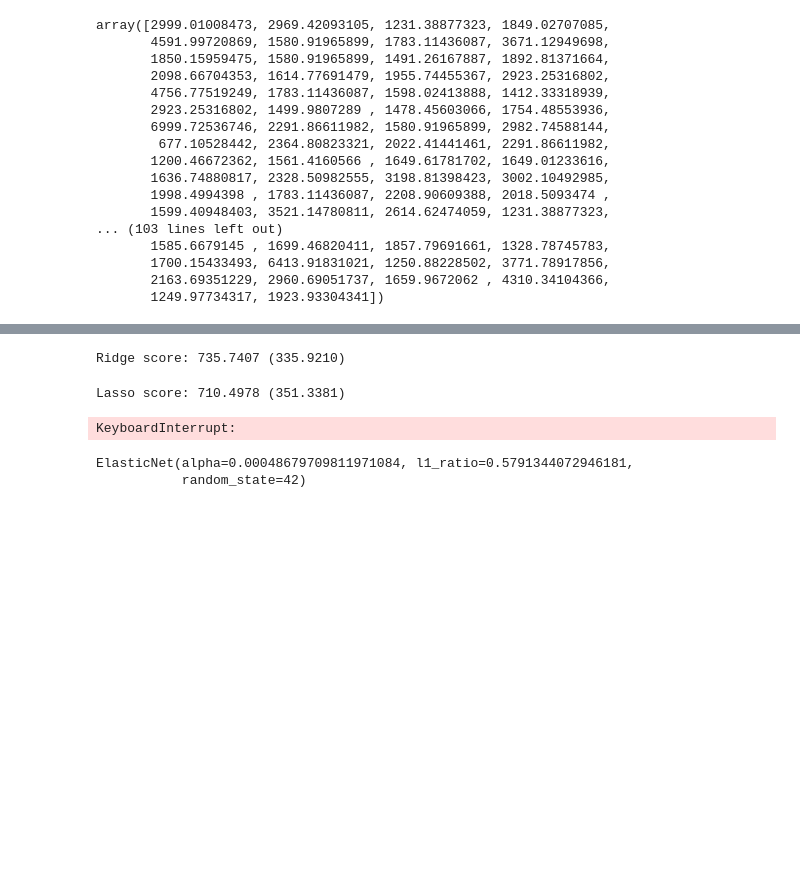
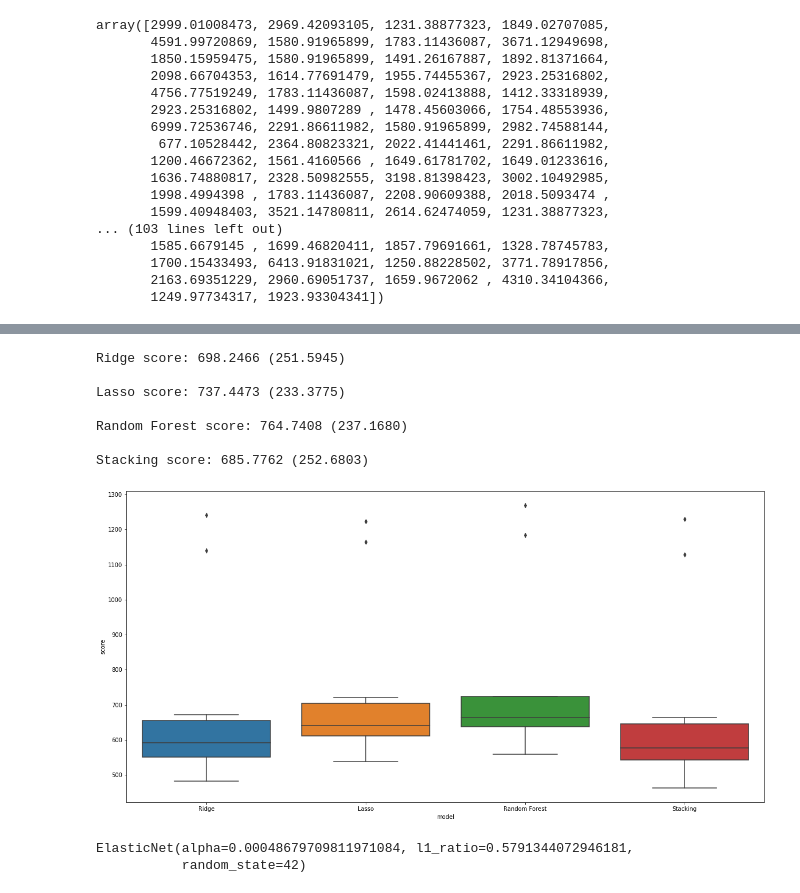
Before and after one commit to lucasobispo/precificacao_mercadolivre_tcc, a Jupyter notebook: Jupyer-Notebooks/Modelagem.ipynb, the cells around one changed output, grey strips where cells are left out. Cells and saved outputs as stored; diff of their text form; code cells hidden in the pictures; blank space fills up the shorter version.

```diff
--- a/Jupyer-Notebooks/Modelagem.ipynb
+++ b/Jupyer-Notebooks/Modelagem.ipynb
@@ -379,0 +383,2 @@ lasso_params = {'alpha': 0.00041398687418613947}
+# %%
+lasso_params = tune(lasso_objective)
@@ -380,4 +391,9 @@ lasso_params = {'alpha': 0.00041398687418613947}
 # %%
 lasso = Lasso(**lasso_params, random_state=RANDOM_SEED)
+
+score = cross_val_score(
+        lasso, X, y, cv=kfolds, scoring="neg_root_mean_squared_error"
+    ).mean()
+
 lasso.fit(X, y)
 # %% [output]
@@ -425,3 +450,34 @@ array([2999.01008473, 2969.42093105, 1231.38877323, 1849.02707085,
        1700.15433493, 6413.91831021, 1250.88228502, 3771.78917856,
        2163.69351229, 2960.69051737, 1659.9672062 , 4310.34104366,
        1249.97734317, 1923.93304341])
+# %%
+from sklearn.ensemble import RandomForestRegressor, GradientBoostingRegressor
+
+def randomforest_objective(trial):
+    _n_estimators = trial.suggest_int("n_estimators", 50, 200)
+    _max_depth = trial.suggest_int("max_depth", 5, 20)
+    _min_samp_split = trial.suggest_int("min_samples_split", 2, 10)
+    _min_samples_leaf = trial.suggest_int("min_samples_leaf", 2, 10)
+    _max_features = trial.suggest_int("max_features", 10, 50)
+
+    rf = RandomForestRegressor(
+        max_depth=_max_depth,
+        min_samples_split=_min_samp_split,
+        min_samples_leaf=_min_samples_leaf,
+        max_features=_max_features,
+        n_estimators=_n_estimators,
+        n_jobs=-1,
+        random_state=RANDOM_SEED,
+    )
+
+    score = cross_val_score(
+        rf, X, y, cv=kfolds, scoring="neg_root_mean_squared_error"
+    ).mean()
+    return score
+
+# Best score: -0.13808317983522972
+# randomforest_params = tune(randomforest_objective)
+randomforest_params = {'n_estimators': 102, 'max_depth': 20, 'min_samples_split': 6, 'min_samples_leaf': 2, 'max_features': 49}
+
+rf = RandomForestRegressor(n_jobs=-1, random_state=RANDOM_SEED, **randomforest_params)
+rf.fit(X, y)
@@ -432,7 +492,7 @@ stack = StackingRegressor(
         ('ridge', ridge),
         ('lasso', lasso),
 #         ('elasticnet', elasticnet),
-#         ('randomforest', rf),
+        ('randomforest', rf),
 #         ('gradientboostingregressor', gbr),
 #         ('xgb', xgbr),
 #         ('lgb', lgbr),
@@ -450,35 +518,40 @@ StackingRegressor(cv=KFold(n_splits=10, random_state=42, shuffle=True),
 # %%
 def compare_models():
     models = {
         'Ridge': ridge,
         'Lasso': lasso,
 #         'Elastic Net': elasticnet,
-#         'Random Forest': rf,
+        'Random Forest': rf,
 #         'Gradient Boosting': gbr,
 #         'XGBoost': xgbr,
 #         'LightGBM': lgbr,
         'Stacking': stack,
         # 'SVR': svr, # TODO: Investigate why SVR got such a bad result
     }
 
     scores = pd.DataFrame(columns=['score', 'model'])
 
     for name, model in models.items():
         score = cv_rmse(model)
         print("{:s} score: {:.4f} ({:.4f})\n".format(name, score.mean(), score.std()))
         df = pd.Series(score, name='score').to_frame()
         df['model'] = name
         scores = scores.append(df)
 
     plt.figure(figsize=(20,10))
     sns.boxplot(data = scores, x = 'model', y = 'score')
     plt.show()
 
 compare_models()
 # %% [output]
-Ridge score: 735.7407 (335.9210)
+Ridge score: 698.2466 (251.5945)
+
+Lasso score: 737.4473 (233.3775)
+
+Random Forest score: 764.7408 (237.1680)
+
+Stacking score: 685.7762 (252.6803)
-Lasso score: 710.4978 (351.3381)
-KeyboardInterrupt:
+[figure, added]
 # %%
 def elasticnet_objective(trial):
 
```
Also changed, not shown: parts of 27 cells of this notebook.
